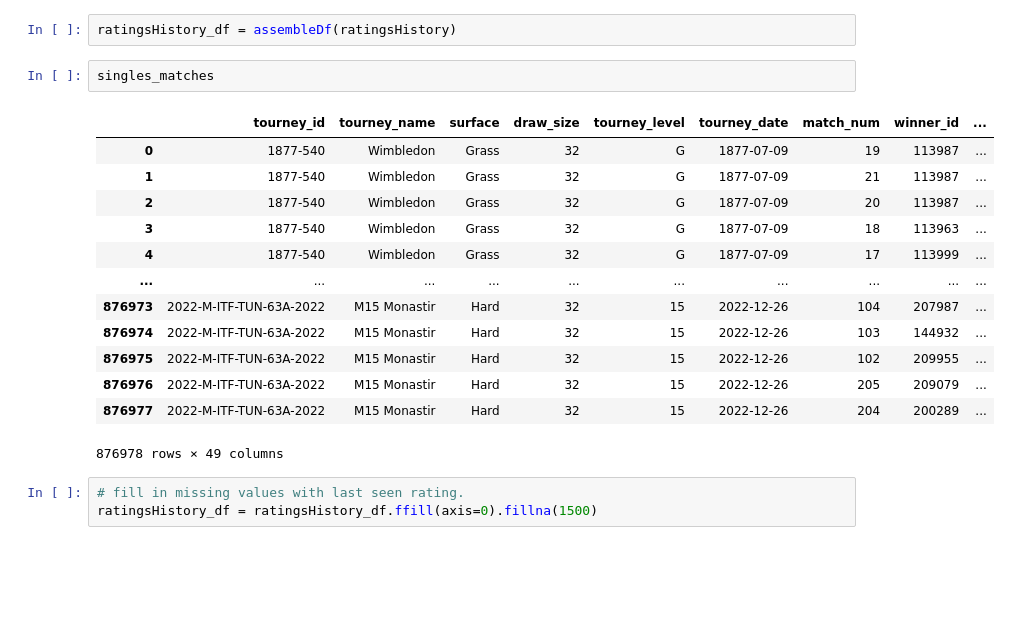
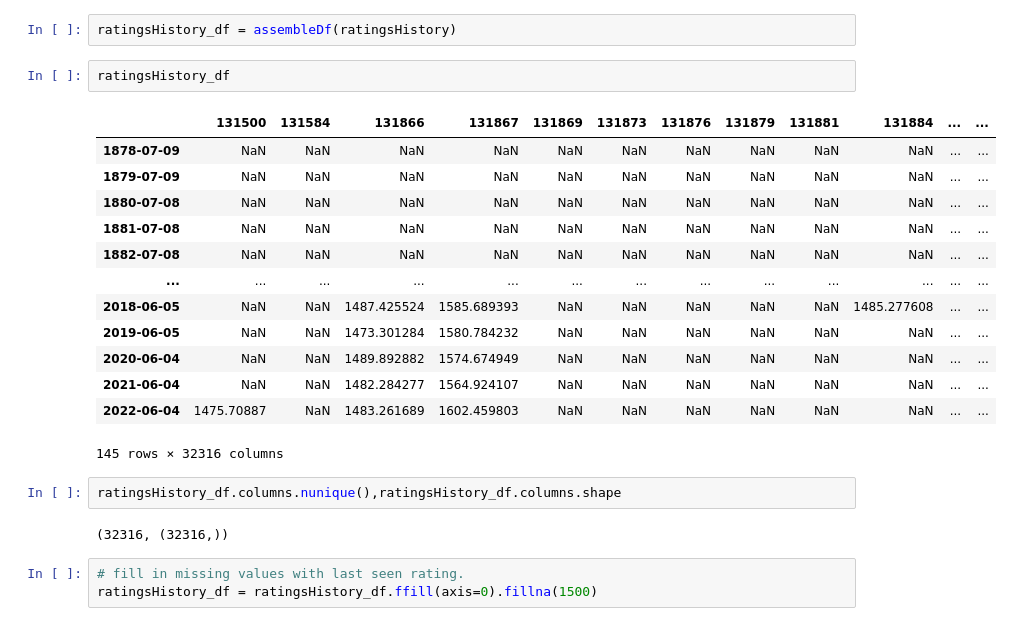
Before and after one commit to wcmohr/wcmohr_portfolio, a Jupyter notebook: Notebooks/Testing.ipynb, the cells around one changed output. Saved outputs shown, nothing was run; the diff lists cells and outputs as text; blank space fills up the shorter version.

Commit message:
duplicate columns in rassembleDf fixed, now working on getting .apply to add columns to the singles_matches dataframe

```diff
--- a/Notebooks/Testing.ipynb
+++ b/Notebooks/Testing.ipynb
@@ -20,21 +20,25 @@ playerClasses, ratingsHistory = epochsElo(matches)
 # %%
 ratingsHistory_df = assembleDf(ratingsHistory)
 # %%
-singles_matches
+ratingsHistory_df
 # %% [output]
-|  | tourney_id | tourney_name | surface | draw_size | tourney_level | tourney_date | match_num | winner_id | ... |
-| 0 | 1877-540 | Wimbledon | Grass | 32 | G | 1877-07-09 | 19 | 113987 | ... |
-| 1 | 1877-540 | Wimbledon | Grass | 32 | G | 1877-07-09 | 21 | 113987 | ... |
-| 2 | 1877-540 | Wimbledon | Grass | 32 | G | 1877-07-09 | 20 | 113987 | ... |
-| 3 | 1877-540 | Wimbledon | Grass | 32 | G | 1877-07-09 | 18 | 113963 | ... |
-| 4 | 1877-540 | Wimbledon | Grass | 32 | G | 1877-07-09 | 17 | 113999 | ... |
-| ... | ... | ... | ... | ... | ... | ... | ... | ... | ... |
-| 876973 | 2022-M-ITF-TUN-63A-2022 | M15 Monastir | Hard | 32 | 15 | 2022-12-26 | 104 | 207987 | ... |
-| 876974 | 2022-M-ITF-TUN-63A-2022 | M15 Monastir | Hard | 32 | 15 | 2022-12-26 | 103 | 144932 | ... |
-| 876975 | 2022-M-ITF-TUN-63A-2022 | M15 Monastir | Hard | 32 | 15 | 2022-12-26 | 102 | 209955 | ... |
-| 876976 | 2022-M-ITF-TUN-63A-2022 | M15 Monastir | Hard | 32 | 15 | 2022-12-26 | 205 | 209079 | ... |
-| 876977 | 2022-M-ITF-TUN-63A-2022 | M15 Monastir | Hard | 32 | 15 | 2022-12-26 | 204 | 200289 | ... |
+|  | 131500 | 131584 | 131866 | 131867 | 131869 | 131873 | 131876 | 131879 | 131881 | 131884 | ... | ... |
+| 1878-07-09 | NaN | NaN | NaN | NaN | NaN | NaN | NaN | NaN | NaN | NaN | ... | ... |
+| 1879-07-09 | NaN | NaN | NaN | NaN | NaN | NaN | NaN | NaN | NaN | NaN | ... | ... |
+| 1880-07-08 | NaN | NaN | NaN | NaN | NaN | NaN | NaN | NaN | NaN | NaN | ... | ... |
+| 1881-07-08 | NaN | NaN | NaN | NaN | NaN | NaN | NaN | NaN | NaN | NaN | ... | ... |
+| 1882-07-08 | NaN | NaN | NaN | NaN | NaN | NaN | NaN | NaN | NaN | NaN | ... | ... |
+| ... | ... | ... | ... | ... | ... | ... | ... | ... | ... | ... | ... | ... |
+| 2018-06-05 | NaN | NaN | 1487.425524 | 1585.689393 | NaN | NaN | NaN | NaN | NaN | 1485.277608 | ... | ... |
+| 2019-06-05 | NaN | NaN | 1473.301284 | 1580.784232 | NaN | NaN | NaN | NaN | NaN | NaN | ... | ... |
+| 2020-06-04 | NaN | NaN | 1489.892882 | 1574.674949 | NaN | NaN | NaN | NaN | NaN | NaN | ... | ... |
+| 2021-06-04 | NaN | NaN | 1482.284277 | 1564.924107 | NaN | NaN | NaN | NaN | NaN | NaN | ... | ... |
+| 2022-06-04 | 1475.70887 | NaN | 1483.261689 | 1602.459803 | NaN | NaN | NaN | NaN | NaN | NaN | ... | ... |
-876978 rows × 49 columns
+145 rows × 32316 columns
+# %%
+ratingsHistory_df.columns.nunique(),ratingsHistory_df.columns.shape
+# %% [output]
+(32316, (32316,))
 # %%
 # fill in missing values with last seen rating.
 ratingsHistory_df = ratingsHistory_df.ffill(axis=0).fillna(1500)
```
Also changed, not shown: parts of 20 cells of this notebook, 2 other files.
